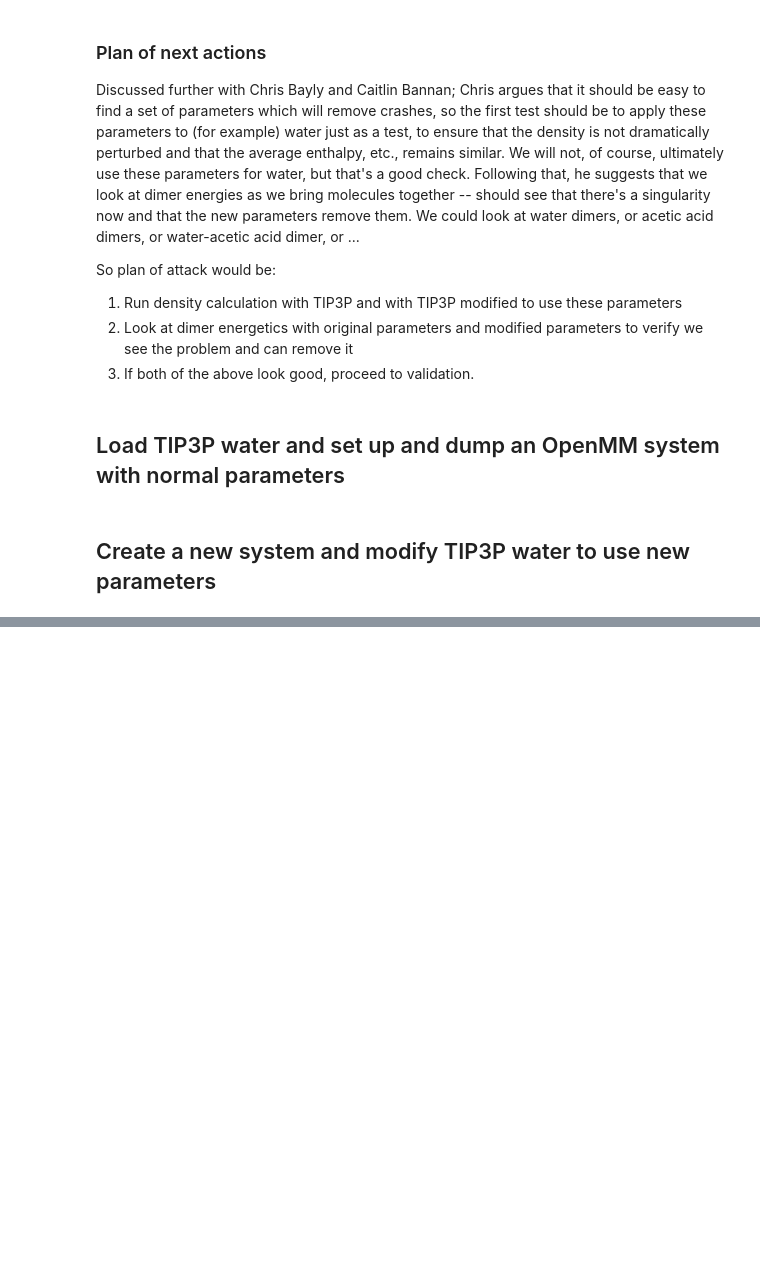
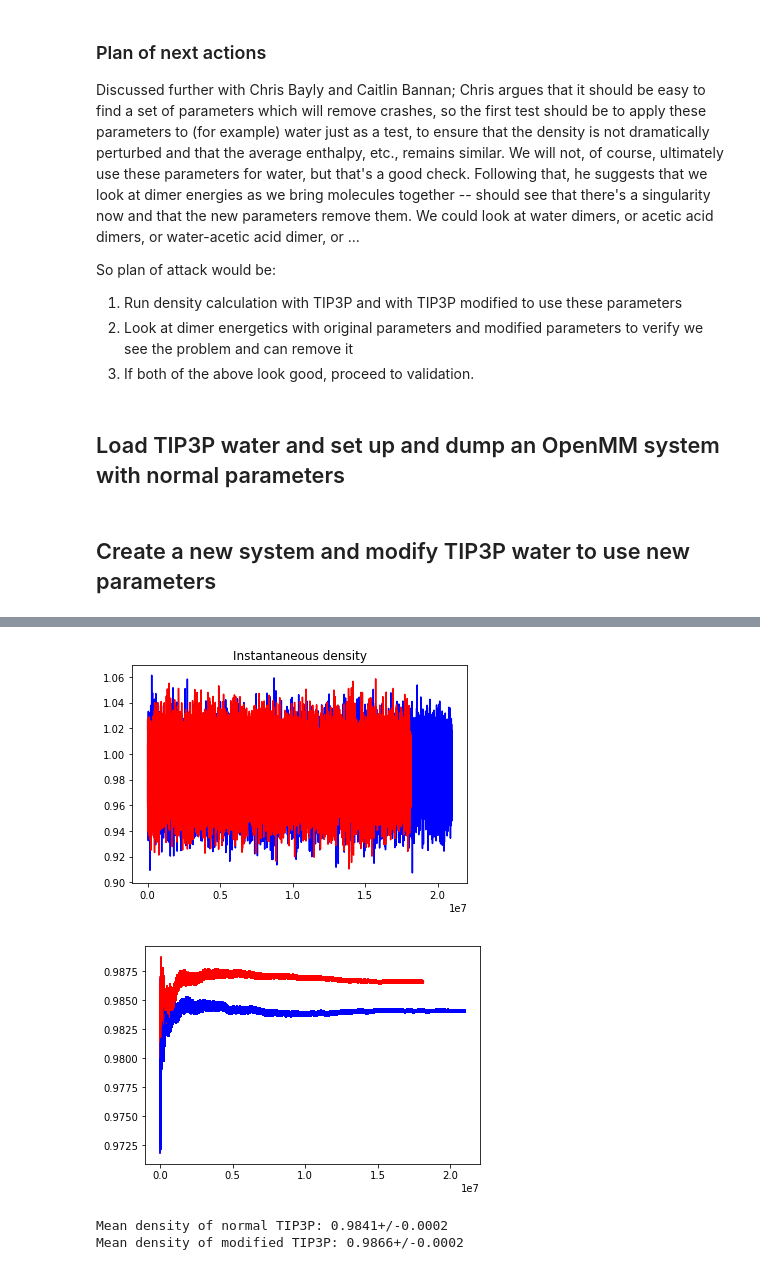
Before and after one commit to pschmidtke/openforcefield, a Jupyter notebook: examples/testing/hydrogen_radii/hydrogen_radii.ipynb, the cells around one changed output, grey strips where cells are left out. Saved outputs shown, nothing was run; the diff lists cells and outputs as text; code cells hidden in the pictures; blank space fills up the shorter version.

```diff
--- a/examples/testing/hydrogen_radii/hydrogen_radii.ipynb
+++ b/examples/testing/hydrogen_radii/hydrogen_radii.ipynb
@@ -294,0 +299,60 @@ file.close()
+# %%
+import numpy
+import pandas as pd
+from pymbar import timeseries as ts
+#tip3p = numpy.loadtxt('results/prod/tip3p_216_prod.csv', delimiter=",")
+#tip3p_new = numpy.loadtxt('results/prod/tip3p_modified_216_prod.csv', delimiter=",")
+tip3p = pd.read_csv('results/prod/tip3p_216_prod.csv', names=["step", "U", "Temperature", "Density"], skiprows=1)
+tip3p_new = pd.read_csv('results/prod/tip3p_modified_216_prod.csv', names=["step", "U", "Temperature", "Density"], skiprows=1)
+# %%
+%matplotlib inline
+from pylab import *
+
+# Plot instantaneous density for original and new
+plot( np.array(tip3p.step), np.array(tip3p.Density), 'b-')
+plot( np.array(tip3p_new.step), np.array(tip3p_new.Density), 'r-')
+title('Instantaneous density')
+
+# Clip out unequilibrated region
+density_ts = np.array(tip3p.Density)
+[t0, g, Neff] = ts.detectEquilibration(density_ts, nskip=1000)
+density_ts = density_ts[t0:]
+stepnrs = np.array(tip3p.step[t0:])
+density_ts_new = np.array(tip3p_new.Density)
+[t0, g, Neff] = ts.detectEquilibration(density_ts_new, nskip=1000)
+density_ts_new = density_ts_new[t0:]
+stepnrs_new = np.array(tip3p_new.step[t0:])
+
+# Compute mean density up to the present at each time, along with associated uncertainty
+mean_density = [ density_ts[0:i].mean() for i in range(2, len(density_ts)) ]
+mean_density_stderr = [ ]
+for i in range(2,len(density_ts)):
+    g = ts.statisticalInefficiency( density_ts[0:i])
+    stderr = density_ts[0:i].std()/sqrt(i/g)
+    mean_density_stderr.append(stderr)
+mean_density_new = [ density_ts_new[0:i].mean() for i in range(2, len(density_ts_new)) ]
+mean_density_new_stderr = [ ]
+for i in range(2,len(density_ts_new)):
+    g = ts.statisticalInefficiency( density_ts_new[0:i])
+    stderr = density_ts_new[0:i].std()/sqrt(i/g)
+    mean_density_new_stderr.append(stderr)
+
+figure()
+#plot(stepnrs[2:], mean_density )
+errorbar(stepnrs[20:], mean_density[18:], yerr=mean_density_stderr[18:], fmt='b-' )
+errorbar(stepnrs_new[20:], mean_density_new[18:], yerr= mean_density_new_stderr[18:], fmt='r-')
+show()
+# %% [output]
+[figure, added]
+[figure, added]
+# %%
+# Just do statistics and print, also
+[t0, g, Neff] = ts.detectEquilibration(density_ts, nskip=1000)
+density_mean_stderr = density_ts.std() / np.sqrt(Neff)
+print("Mean density of normal TIP3P: %.4g+/-%.3g" % (density_ts.mean(), density_mean_stderr))
+[t0, g, Neff] = ts.detectEquilibration(density_ts_new, nskip=1000)
+density_mean_new_stderr = density_ts_new.std() / np.sqrt(Neff)
+print("Mean density of modified TIP3P: %.4g+/-%.3g" % (density_ts_new.mean(), density_mean_new_stderr))
+# %% [output]
+Mean density of normal TIP3P: 0.9841+/-0.0002
+Mean density of modified TIP3P: 0.9866+/-0.0002
```
Also changed, not shown: parts of 8 cells of this notebook, 1 other file.
